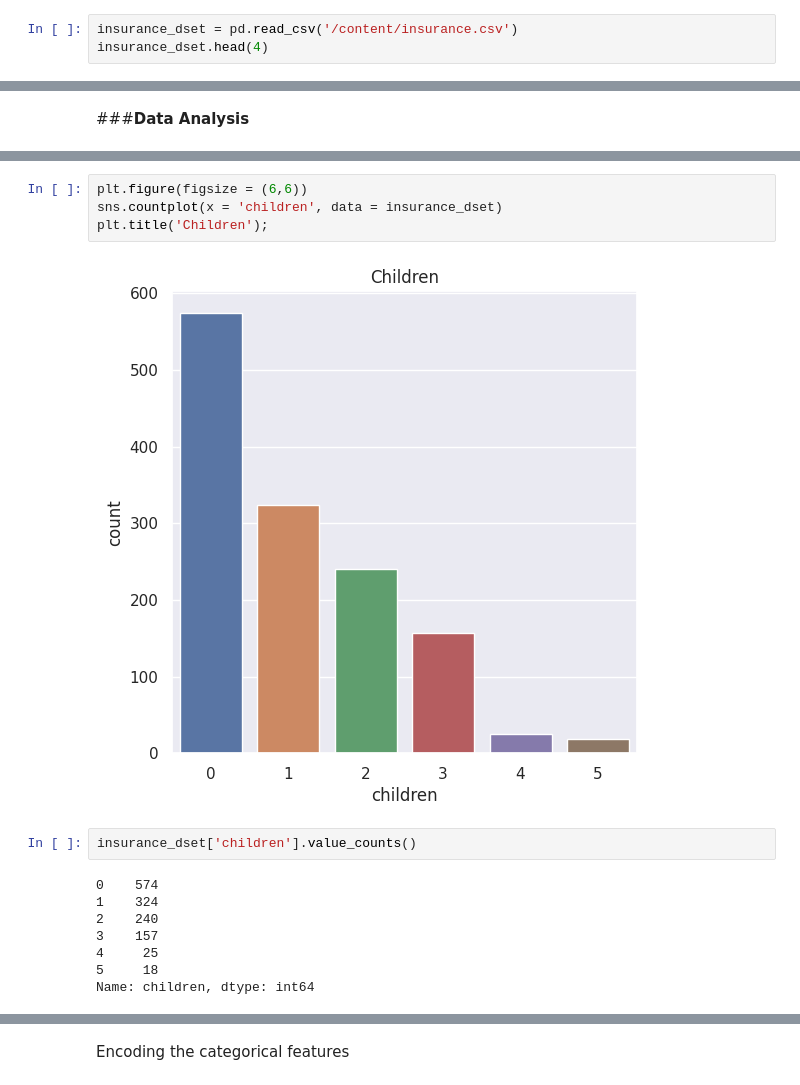
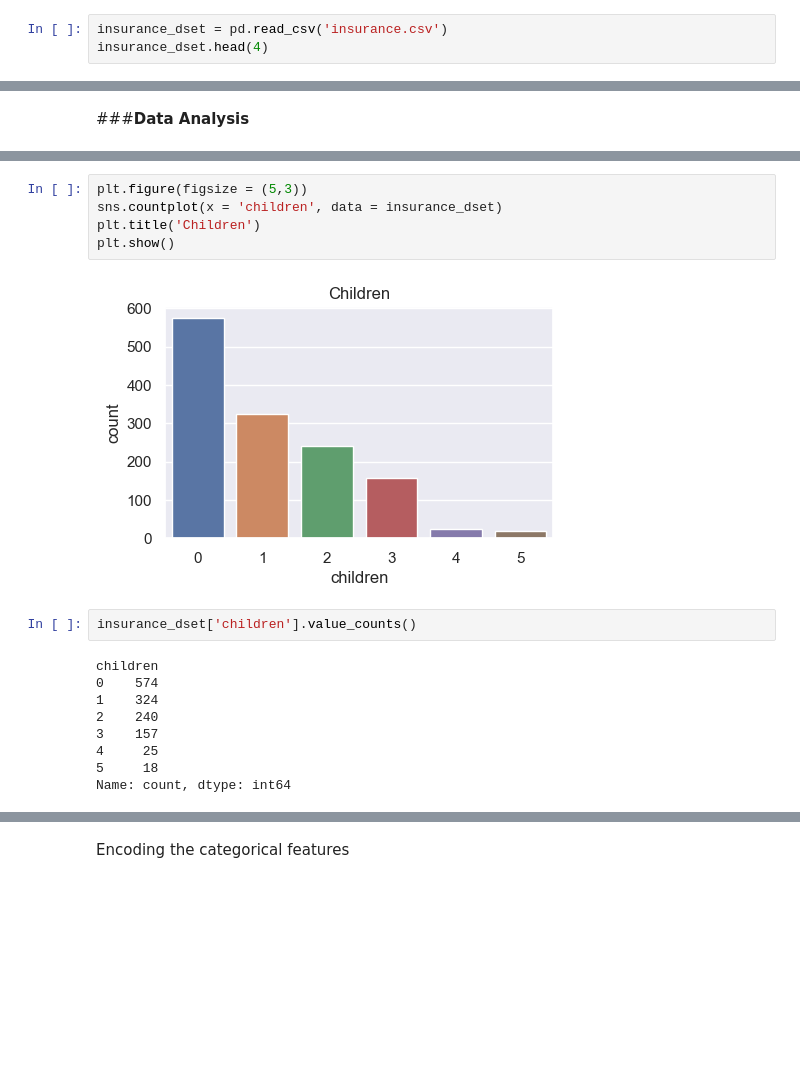
Before and after one commit to theExplorerLad/Health_Insurance_Cost_Prediction_System, a Jupyter notebook: Project_II.ipynb, the cells around one changed output, grey strips where cells are left out. Saved outputs shown, nothing was run; the diff lists cells and outputs as text; blank space fills up the shorter version.

```diff
--- a/Project_II.ipynb
+++ b/Project_II.ipynb
@@ -9,7 +9,7 @@ from sklearn import metrics
 # %% [markdown]
 ###**Data Collection**
 # %%
-insurance_dset = pd.read_csv('/content/insurance.csv')
+insurance_dset = pd.read_csv('insurance.csv')
 insurance_dset.head(4)
 # %% [output]
 |  | age | sex | bmi | children | smoker | region | charges |
@@ -112,17 +93,19 @@ https://gist.github.com/mwaskom/de44147ed2974457ad6372750bbe5751
 # %%
-plt.figure(figsize = (6,6))
+plt.figure(figsize = (5,3))
 sns.countplot(x = 'children', data = insurance_dset)
-plt.title('Children');
+plt.title('Children')
+plt.show()
 # %% [output]
-[figure, old version]
+[figure, new version]
 # %%
 insurance_dset['children'].value_counts()
 # %% [output]
+children
 0    574
 1    324
 2    240
 3    157
 4     25
 5     18
-Name: children, dtype: int64
+Name: count, dtype: int64
 # %%
```
Also changed, not shown: parts of 27 cells of this notebook, 4 other files.
